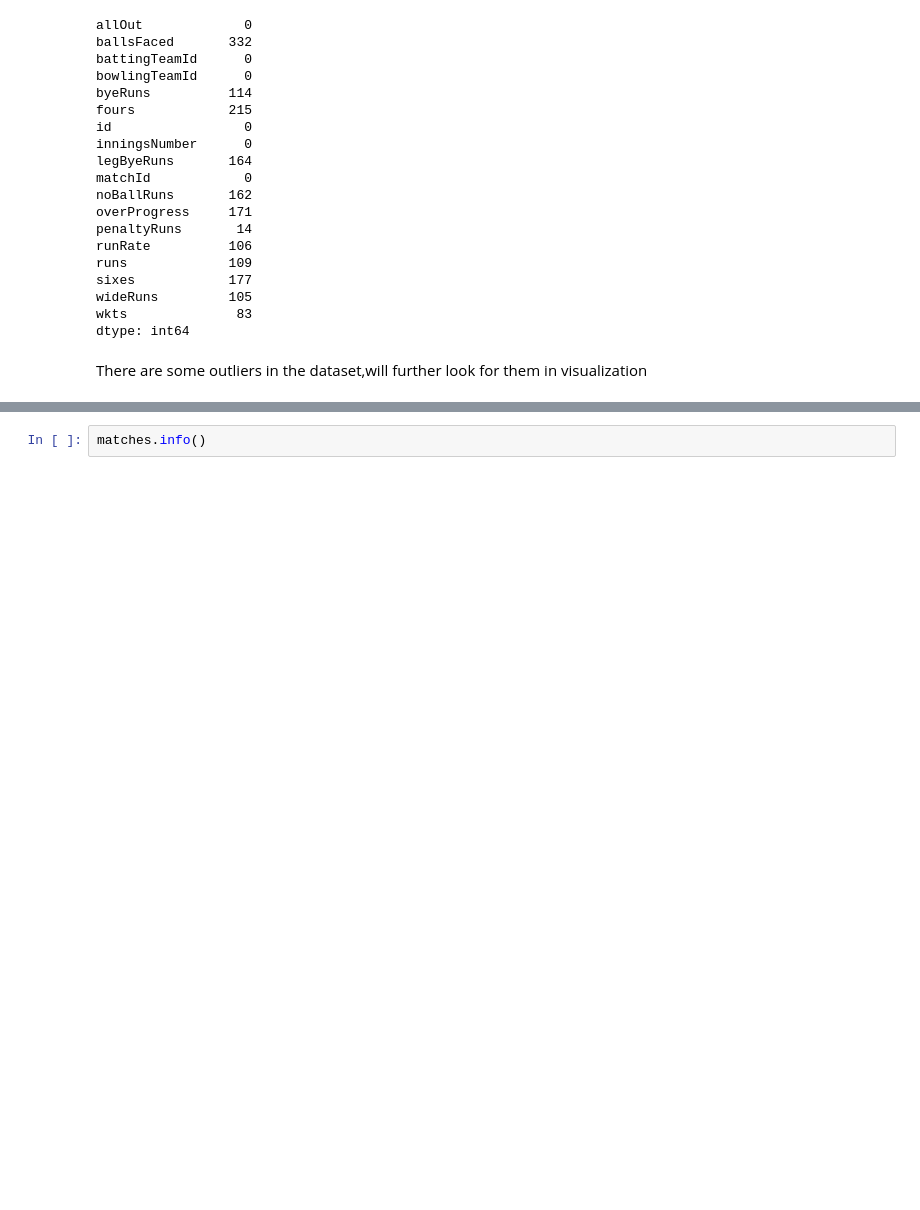
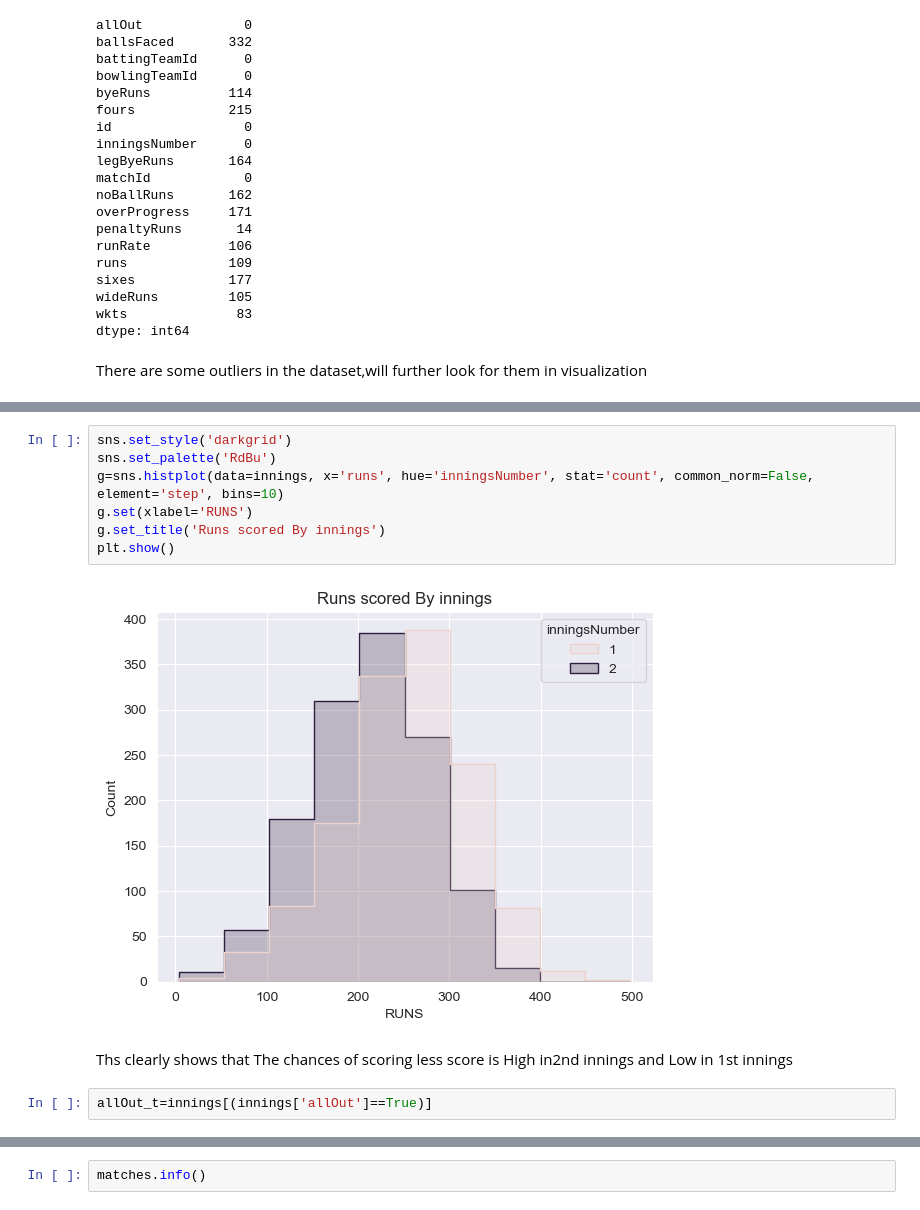
Before and after one commit to taaha3244/AtomCampAIBootcamp, a Jupyter notebook: EDA_project_cricket_world_cup_data.ipynb, the cells around one changed output, grey strips where cells are left out. Saved outputs shown, nothing was run; the diff lists cells and outputs as text; blank space fills up the shorter version.

```diff
--- a/EDA_project_cricket_world_cup_data.ipynb
+++ b/EDA_project_cricket_world_cup_data.ipynb
@@ -169,0 +207,13 @@ Lets look at the Matches DataFrame
+# %%
+sns.set_style('darkgrid')
+sns.set_palette('RdBu')
+g=sns.histplot(data=innings, x='runs', hue='inningsNumber', stat='count', common_norm=False, element='step', bins=10)
+g.set(xlabel='RUNS')
+g.set_title('Runs scored By innings')
+plt.show()
+# %% [output]
+[figure, added]
+# %% [markdown]
+Ths clearly shows that The chances of scoring less score is High in2nd innings and Low in 1st innings
+# %%
+allOut_t=innings[(innings['allOut']==True)]
```
Also changed, not shown: parts of 85 cells of this notebook.
